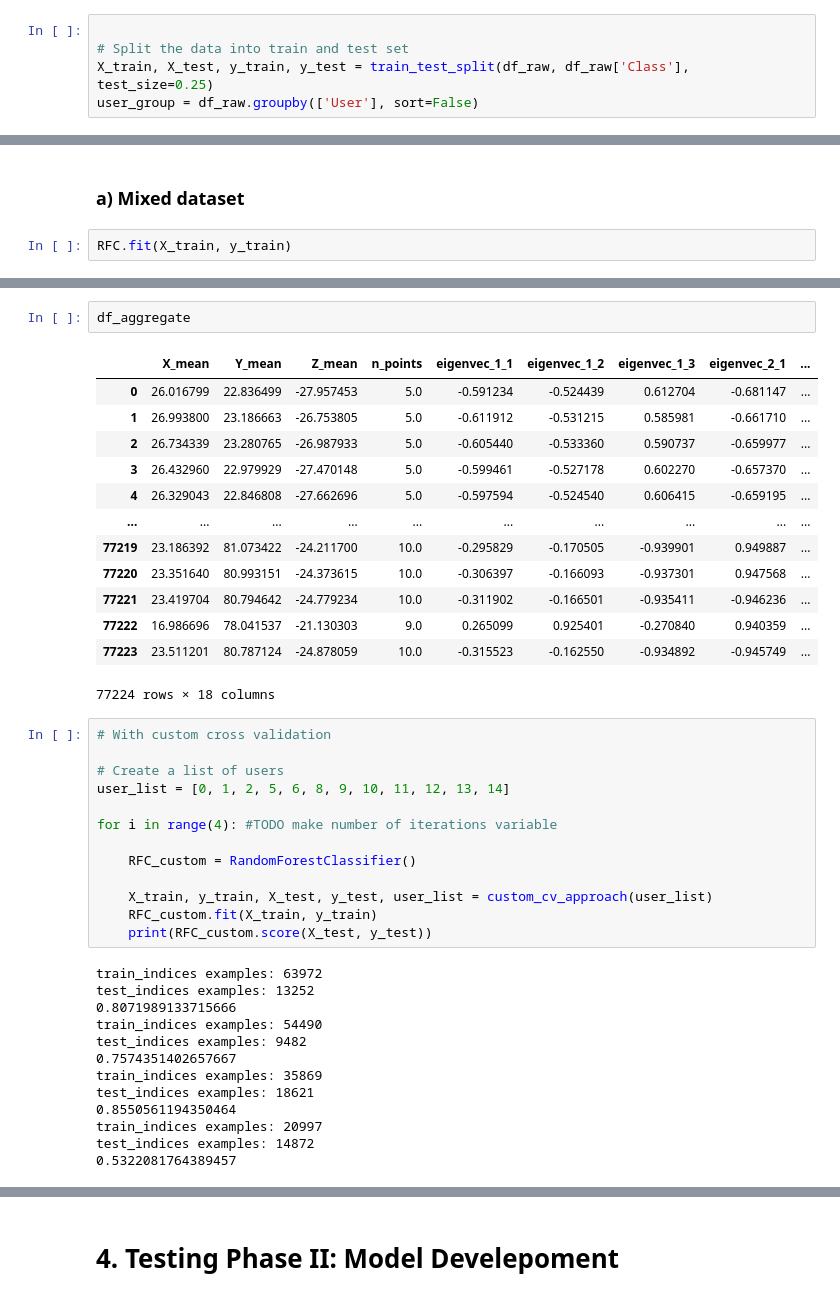
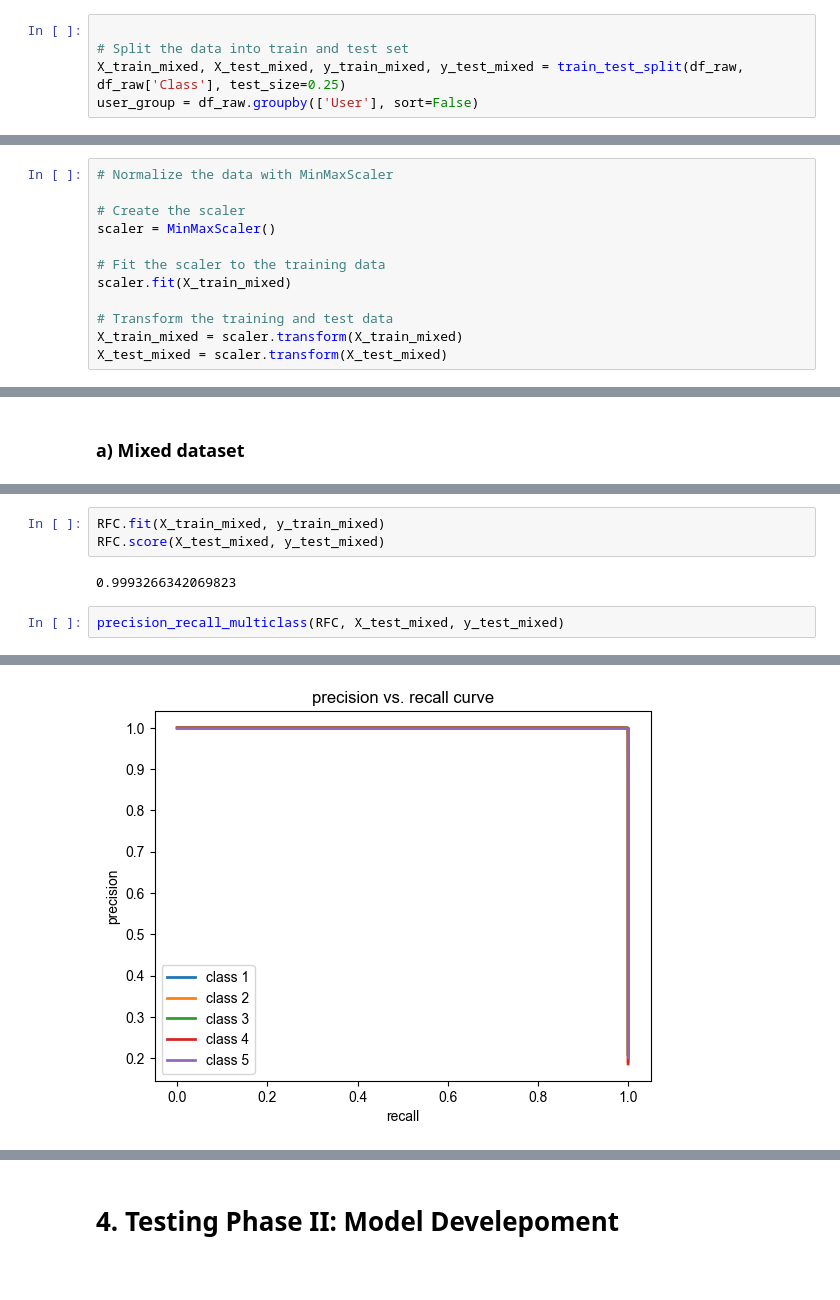
Before and after one commit to JoshAlb21/dde1_hand_motion, a Jupyter notebook: my_project.ipynb, the cells around one changed output, grey strips where cells are left out. Drawn from its saved outputs; the diff is of its cells as text; blank space fills up the shorter version.

```diff
--- a/my_project.ipynb
+++ b/my_project.ipynb
@@ -545,5 +662,5 @@ df_raw
 # %%
 
 # Split the data into train and test set
-X_train, X_test, y_train, y_test = train_test_split(df_raw, df_raw['Class'], test_size=0.25)
+X_train_mixed, X_test_mixed, y_train_mixed, y_test_mixed = train_test_split(df_raw, df_raw['Class'], test_size=0.25)
 user_group = df_raw.groupby(['User'], sort=False)
@@ -561,0 +669,12 @@ label, standardisation
+# %%
+# Normalize the data with MinMaxScaler
+
+# Create the scaler
+scaler = MinMaxScaler()
+
+# Fit the scaler to the training data
+scaler.fit(X_train_mixed)
+
+# Transform the training and test data
+X_train_mixed = scaler.transform(X_train_mixed)
+X_test_mixed = scaler.transform(X_test_mixed)
@@ -594,5 +719,3 @@ RFC = RandomForestClassifier(n_estimators=n_estimators, max_depth=max_depth, min
                               max_leaf_nodes=max_leaf_nodes, bootstrap=bootstrap,oob_score=oob_score, n_jobs=n_jobs, random_state=random_state)
 # %% [markdown]
 ### a) Mixed dataset
-# %%
-RFC.fit(X_train, y_train)
@@ -624,42 +722,8 @@ RFC_agg.score(X_test_agg, y_test_agg)
-# %%
-df_aggregate
-# %% [output]
-|  | X_mean | Y_mean | Z_mean | n_points | eigenvec_1_1 | eigenvec_1_2 | eigenvec_1_3 | eigenvec_2_1 | ... |
-| 0 | 26.016799 | 22.836499 | -27.957453 | 5.0 | -0.591234 | -0.524439 | 0.612704 | -0.681147 | ... |
-| 1 | 26.993800 | 23.186663 | -26.753805 | 5.0 | -0.611912 | -0.531215 | 0.585981 | -0.661710 | ... |
-| 2 | 26.734339 | 23.280765 | -26.987933 | 5.0 | -0.605440 | -0.533360 | 0.590737 | -0.659977 | ... |
-| 3 | 26.432960 | 22.979929 | -27.470148 | 5.0 | -0.599461 | -0.527178 | 0.602270 | -0.657370 | ... |
-| 4 | 26.329043 | 22.846808 | -27.662696 | 5.0 | -0.597594 | -0.524540 | 0.606415 | -0.659195 | ... |
-| ... | ... | ... | ... | ... | ... | ... | ... | ... | ... |
-| 77219 | 23.186392 | 81.073422 | -24.211700 | 10.0 | -0.295829 | -0.170505 | -0.939901 | 0.949887 | ... |
-| 77220 | 23.351640 | 80.993151 | -24.373615 | 10.0 | -0.306397 | -0.166093 | -0.937301 | 0.947568 | ... |
-| 77221 | 23.419704 | 80.794642 | -24.779234 | 10.0 | -0.311902 | -0.166501 | -0.935411 | -0.946236 | ... |
-| 77222 | 16.986696 | 78.041537 | -21.130303 | 9.0 | 0.265099 | 0.925401 | -0.270840 | 0.940359 | ... |
-| 77223 | 23.511201 | 80.787124 | -24.878059 | 10.0 | -0.315523 | -0.162550 | -0.934892 | -0.945749 | ... |
-77224 rows × 18 columns
-# %%
-# With custom cross validation
-
-# Create a list of users
-user_list = [0, 1, 2, 5, 6, 8, 9, 10, 11, 12, 13, 14]
-
-for i in range(4): #TODO make number of iterations variable
-
-    RFC_custom = RandomForestClassifier()
-
-    X_train, y_train, X_test, y_test, user_list = custom_cv_approach(user_list)
-    RFC_custom.fit(X_train, y_train)
-    print(RFC_custom.score(X_test, y_test))
-# %% [output]
-train_indices examples: 63972
-test_indices examples: 13252
-0.8071989133715666
-train_indices examples: 54490
-test_indices examples: 9482
-0.7574351402657667
-train_indices examples: 35869
-test_indices examples: 18621
-0.8550561194350464
-train_indices examples: 20997
-test_indices examples: 14872
-0.5322081764389457
+# %%
+RFC.fit(X_train_mixed, y_train_mixed)
+RFC.score(X_test_mixed, y_test_mixed)
+# %% [output]
+0.9993266342069823
+# %%
+precision_recall_multiclass(RFC, X_test_mixed, y_test_mixed)
+# %% [output]
@@ -665,0 +744 @@ test_indices examples: 14872
+[figure, added]
```
Also changed, not shown: parts of 62 cells of this notebook.
